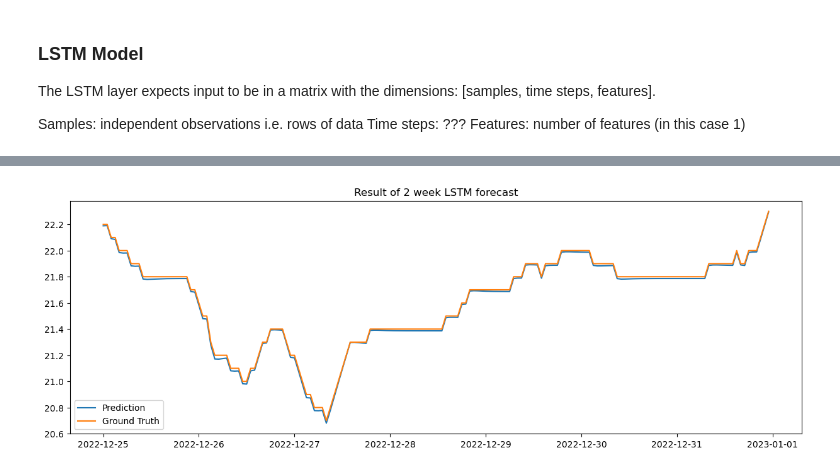
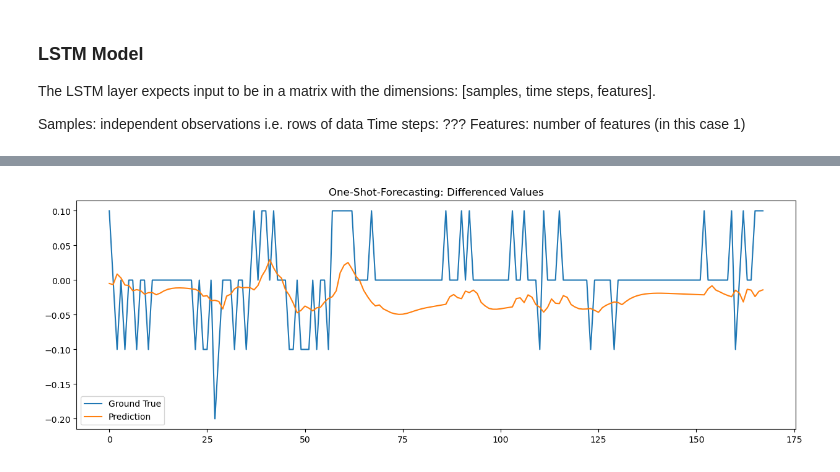
Before and after one commit to elsandner/Master_Project, a Jupyter notebook: Models_LSTM/LSTM_Baseline.ipynb, the cells around one changed output, grey strips where cells are left out. Cells and saved outputs as stored; diff of their text form; code cells hidden in the pictures.

Commit message:
updated LSTM_baseline - ensured correct usage of several indices and doublechecked for any possible mistakes

```diff
--- a/Models_LSTM/LSTM_Baseline.ipynb
+++ b/Models_LSTM/LSTM_Baseline.ipynb
@@ -157,7 +195,7 @@ def invert_scale(scaler, value):
     inverted_value = scaler.inverse_transform(scaled_value_array)[0][0]
     return inverted_value
 # %%
-scaler, train_scaled, test_scaled = scale(train, test)
+train_scaled, test_scaled = scale(train, test)
 # %%
 train_scaled
 # %% [output]
@@ -266,0 +299,14 @@ def forecast_lstm(model, batch_size, X):
+# %%
+prediction_1 = pd.DataFrame()
+prediction_1["X_scaled"] = test_scaled["X"]   # Input to Model    #Basically not realy needed here
+prediction_1["y_scaled"] = test_scaled["y"]   # Ground Truth
+prediction_1["True_Temp"] = data["WTMP_42036"].tail(prediction_1.shape[0]).values
+
+prediction_1["X_dif"] = test["X"].values
+prediction_1["y_dif"] = test["y"].values  #difference to previous
+
+prediction_1["yhat_raw"] = 0 # raw prediction, comparable to y_Scaled
+prediction_1["yhat_dif"] = 0# predicted difference to previous observation, comparable to y_dif
+prediction_1["yhat_true_temp"] =  0# final prediction, comparable to True_Temp
+
+prediction_1
@@ -267,13 +327,17 @@ def forecast_lstm(model, batch_size, X):
 # %%
-# walk-forward validation on the test data
-predictions = list()
+for index, row in prediction_1.iterrows():
+    # make one-step forecast
+    yhat = forecast_lstm(lstm_model, 1, row["X_scaled"])  #yhat = predicted y
+    prediction_1.at[index, "yhat_raw"] = yhat
 
-for index, row in test_scaled.iterrows():
-    # make one-step forecast
-    yhat = forecast_lstm(lstm_model, 1, row["X"])  #yhat = predictioned y
     # invert scaling
-    yhat = invert_scale(scaler, yhat)
+    yhat = invert_scale(yhat)
+    prediction_1.at[index, "yhat_dif"] = yhat
+
     # invert differencing
-    yhat = yhat + data["WTMP_42036"][-len(test_scaled)+index]    #add the delta value (=yhat) to the according absolute value
-    # store forecast
-    predictions.append(yhat)
+    prev_absolute_observation = data["WTMP_42036"][-len(test_scaled)+index-1]
+    yhat = prev_absolute_observation + yhat  #add the delta value (=yhat) to the according absolute value
+    prediction_1.at[index, "yhat_true_temp"] = yhat
+
+
+prediction_1
@@ -301,9 +367,9 @@ result
 # %%
 plt.figure().set_figwidth(15)
-plt.plot(result["Prediction"], label="Prediction")
-plt.plot(result["WTMP_42036"], label="Ground Truth")
-plt.title("Result of 2 week LSTM forecast")
+plt.plot(prediction_1["y_dif"], label="Ground True")
+plt.plot(prediction_1["yhat_dif"], label="Prediction")
+plt.title("One-Shot-Forecasting: Differenced Values")
 plt.legend()
 plt.show()
 # %% [output]
-[figure, old version]
+[figure, new version]
```
Also changed, not shown: parts of 39 cells of this notebook, 1 other file.
